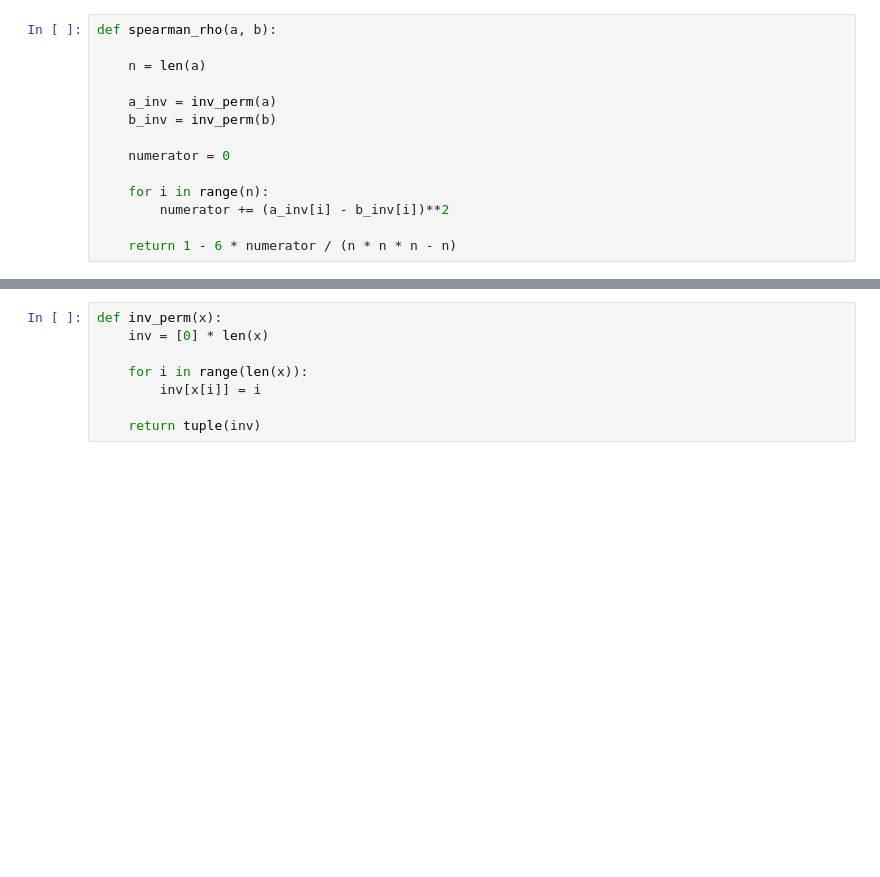
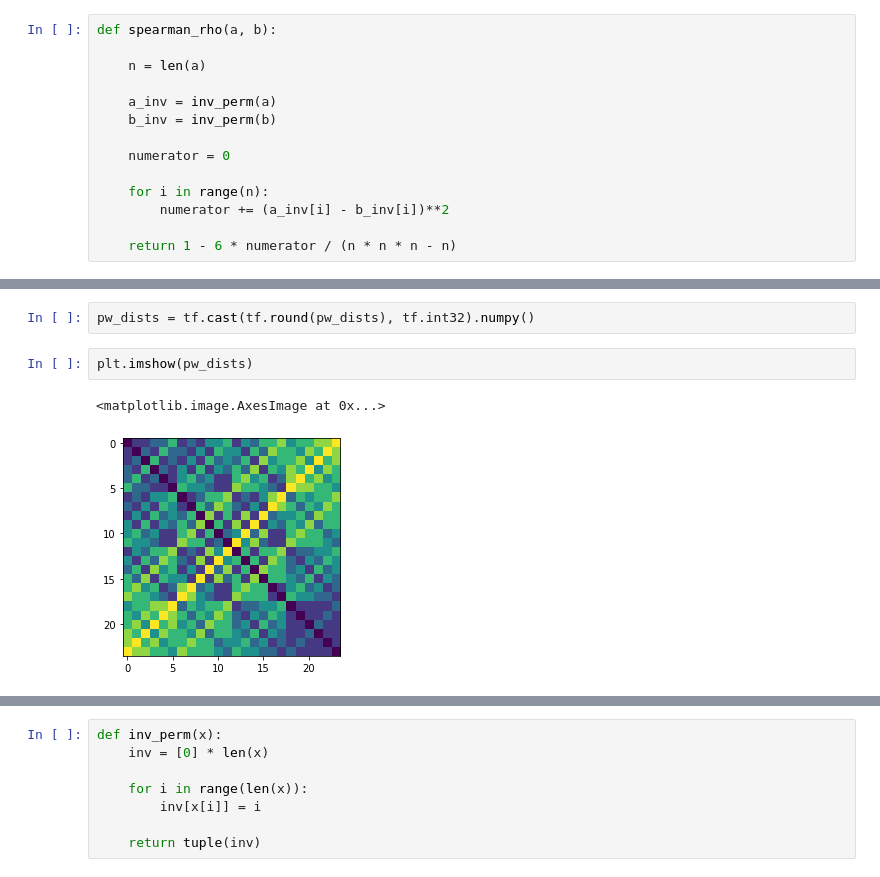
Before and after one commit to gncs/boa, a Jupyter notebook: notebooks/scratch.ipynb, the cells around one changed output, grey strips where cells are left out. Cells and saved outputs as stored; diff of their text form; blank space fills up the shorter version.

```diff
--- a/notebooks/scratch.ipynb
+++ b/notebooks/scratch.ipynb
@@ -89,0 +101,7 @@ pw_dists = kendall_pointwise_distance(tf.convert_to_tensor([list(range(N))], dty
+# %%
+pw_dists = tf.cast(tf.round(pw_dists), tf.int32).numpy()
+# %%
+plt.imshow(pw_dists)
+# %% [output]
+<matplotlib.image.AxesImage at 0x...>
+[figure, added]
```
Also changed, not shown: parts of 5 cells of this notebook, 6 other files.
